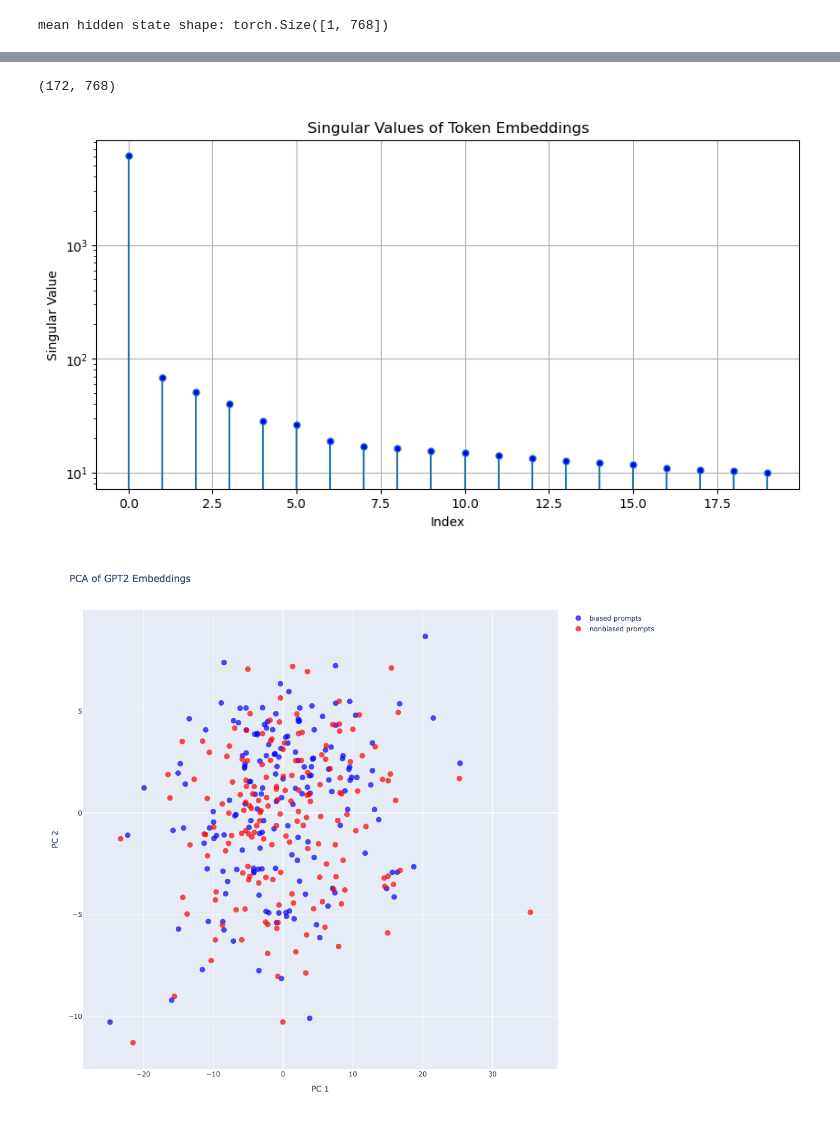
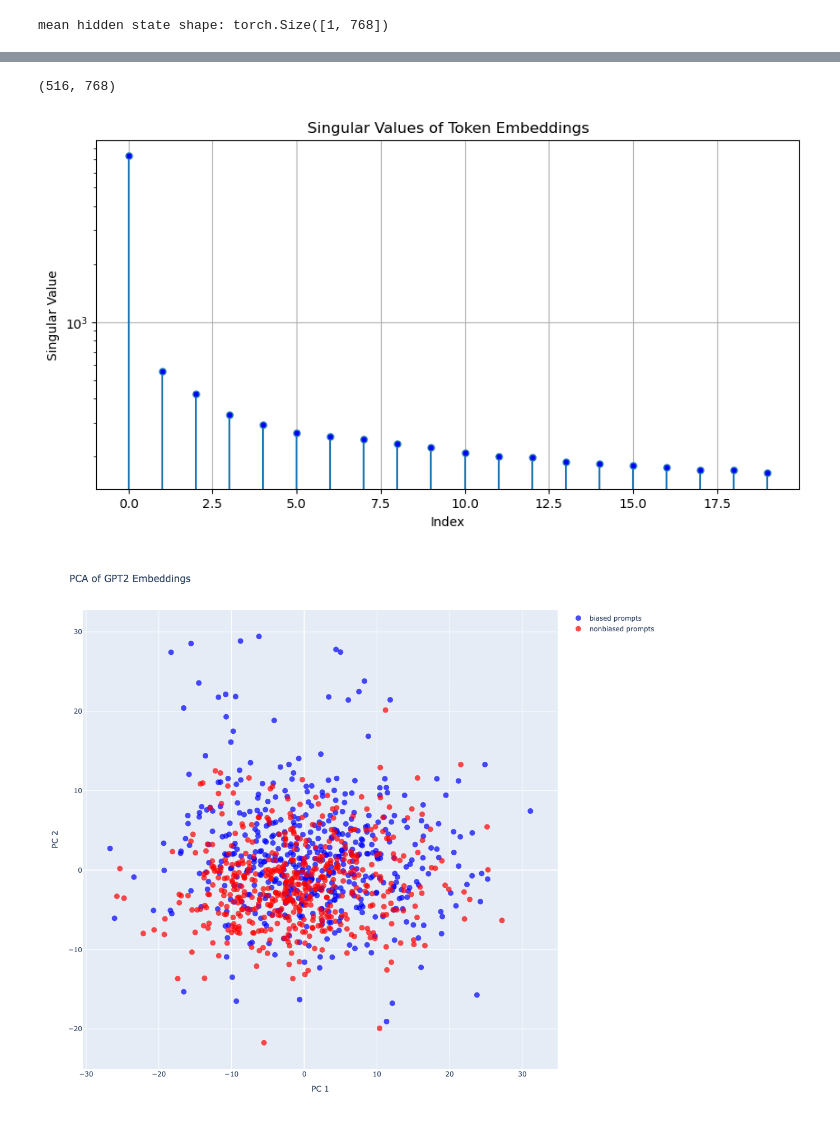
Before and after one commit to ttalati/cs182-finalproject, a Jupyter notebook: embedding_vis.ipynb, the cells around one changed output, grey strips where cells are left out. Drawn from its saved outputs; the diff is of its cells as text; code cells hidden in the pictures.

```diff
--- a/embedding_vis.ipynb
+++ b/embedding_vis.ipynb
@@ -48,7 +49,7 @@ all_hidden_states = outputs.hidden_states  # Tuple of length 13 (0 = input embed
 mean hidden state shape: torch.Size([1, 768])
 # %%
 import pandas as pd
-bias_df = pd.read_csv('filtered_prompts.csv')
+bias_df = pd.read_csv('filtered_prompts_race.csv')
 bias_df.head()
 # %% [output]
 |  | Unnamed: 0 | prompt | bias |
@@ -60,29 +61,32 @@ bias_df.head()
 # %%
+
+
 embeddings_bias = []
 bias_labels = []
 embeddings_nonbias = []
 nonbias_labels = []
 
 for id, row in bias_df.iterrows():
-    print(f'starting prompt {id}')
-    # Your prompt (same as in your pipeline call)
-    prompt = f'Interviewer: respond to this prompt professionally: {row['prompt']}. Assistant:'
-
-    # Tokenize
+    prompt = f"Interviewer: respond to this prompt professionally: {row['prompt']}. Assistant:"
     inputs = tokenizer(prompt, return_tensors="pt")
 
-    # Get model outputs with hidden states
     with torch.no_grad():
         outputs = model(**inputs)
 
-    # Access last hidden state (token-level contextual embeddings)
-    last_hidden_state = outputs.last_hidden_state  # shape: [1, seq_len, 768]
-    # Get mean hidden state
-    # mean_hidden_state = last_hidden_state.mean(dim=1)
+    hidden_state = outputs.hidden_states[11]  # shape: [1, seq_len, hidden_dim]
+    final_token_embedding = hidden_state[:, -1, :]  # use the last token
 
     if row['bias']:
-        embeddings_bias.append(last_hidden_state[:, -1, :])
+        embeddings_bias.append(final_token_embedding.squeeze().numpy())
         bias_labels.append(row['prompt'])
     else:
-        embeddings_nonbias.append(last_hidden_state[:, -1, :])
+        embeddings_nonbias.append(final_token_embedding.squeeze().numpy())
         nonbias_labels.append(row['prompt'])
+
+# Stack and prepare data
+all_embeddings = np.vstack(embeddings_bias + embeddings_nonbias)
+y = np.array(bias_labels + nonbias_labels)
+
+# Center the data
+all_embeddings -= np.mean(all_embeddings, axis=0)
+U, S, Vt = np.linalg.svd(all_embeddings, full_matrices=False)
@@ -108,16 +94,14 @@ starting prompt 343
 import numpy as np
 embeddings_bias = np.array(embeddings_bias)
 embeddings_nonbias = np.array(embeddings_nonbias)
-embeddings_bias = np.squeeze(embeddings_bias, axis=1)
-embeddings_nonbias = np.squeeze(embeddings_nonbias, axis=1)
 # %%
 embeddings_bias.shape
 # %% [output]
-(172, 768)
+(516, 768)
 # %%
 stacked_matrix = np.vstack([embeddings_bias, embeddings_nonbias])
 U, S, Vt = np.linalg.svd(stacked_matrix, full_matrices=False)
-projected_rows = np.dot(stacked_matrix, Vt[:2, :].T)
+projected_rows = np.dot(stacked_matrix, Vt[:20, :].T)
 projected_rows.shape
 
 # Create a stem plot
@@ -132,12 +116,12 @@ plt.yscale("log")  # Log scale for y-axis
 plt.grid(True)
 plt.show()
 # %% [output]
-[figure, old version]
+[figure, new version]
 # %%
 from sklearn.manifold import TSNE
 import matplotlib.pyplot as plt
 # Example projected data (344, 768) from previous SVD projection
-projected_rows = np.dot(stacked_matrix, Vt[:2, :].T)
+projected_rows = np.dot(stacked_matrix, Vt[[4, 10], :].T)
 # Labels for bias and nonbias
 
 
@@ -164,31 +148,31 @@ trace2 = go.Scatter(
         x=nonbias_x,
         y=nonbias_y,
         mode='markers',
         name='nonbiased prompts',
         text=nonbias_labels,  # This sets the hover text
         marker=dict(size=10, color='red', opacity=0.7),
         hoverinfo='text+x+y'  # Show label, x and y on hover
     )
 layout = go.Layout(
         title='PCA of GPT2 Embeddings',
         xaxis=dict(title='PC 1'),
         yaxis=dict(title='PC 2'),
         hovermode='closest',
         width=1000,
         height=1000
 )
 fig = go.Figure(data=[trace, trace2], layout=layout)
 fig.show()
 
 # Step 3: Plot the last 172 points in blue ("nonbias")
 # plt.scatter(projected_rows[len(projected_rows)//2:, 0], projected_rows[len(projected_rows)//2:, 1], color='blue', label='nonbias', alpha=0.2)
 
 
 
 # Step 5: Add labels and title
 # plt.xlabel("Principal Component 1")
 # plt.ylabel("Principal Component 2")
 # plt.title("Projection of Rows onto First 2 Principal Components")
 # plt.legend()
 # %% [output]
-[figure, old version]
+[figure, new version]
```
Also changed, not shown: parts of 8 cells of this notebook, 3 other files.
